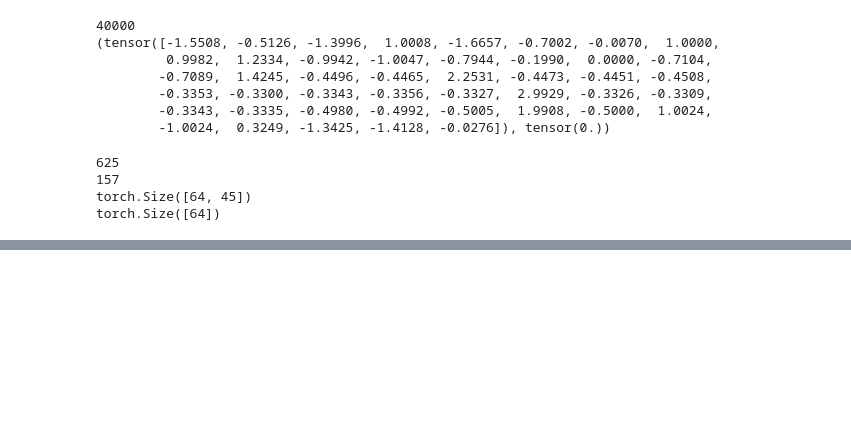
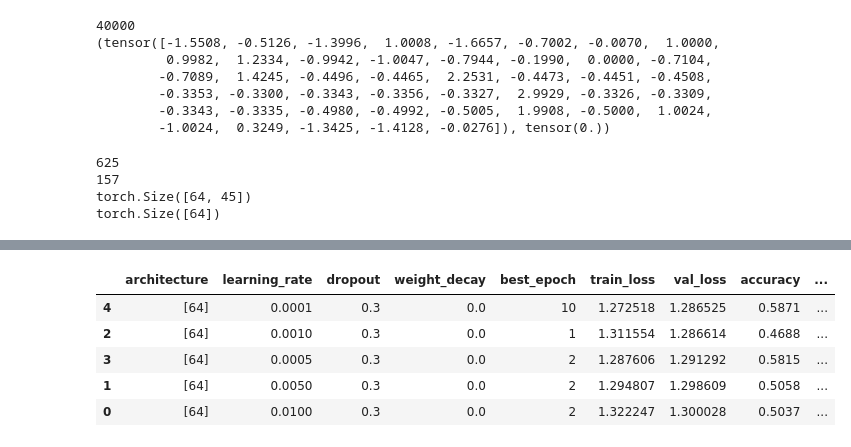
Before and after one commit to taponjou/Fraud-Detection-Project, a Jupyter notebook: notebooks/06_Perceptron.ipynb, the cells around one changed output, grey strips where cells are left out. Drawn from its saved outputs; the diff is of its cells as text; code cells hidden in the pictures; blank space fills up the shorter version.

```diff
--- a/notebooks/06_Perceptron.ipynb
+++ b/notebooks/06_Perceptron.ipynb
@@ -211,0 +829,16 @@ Epoch [20/20] - Loss: 0.1298
+# %%
+runner = ExperimentRunner(
+    train_loader=train_loader,
+    val_loader=test_loader,      # ou val_loader si vous en avez un
+    input_size=45,
+    device=device,
+    criterion=criterion,
+    epochs=50,
+    patience=5
+)
+
+architectures = [
+    [64],
+    [64, 32],
+    [64, 32, 16]
+]
@@ -211,0 +849,16 @@ Epoch [20/20] - Loss: 0.1298
+# %%
+learning_rates = [
+    0.01,
+    0.005,
+    0.001,
+    0.0005,
+    0.0001
+]
+# %%
+results_lr = runner.compare_learning_rates(
+    architecture=[64],
+    learning_rates=learning_rates,
+    epochs=50,
+    dropout=0.3,
+    weight_decay=0.0
+)
@@ -211,0 +926,12 @@ Epoch [20/20] - Loss: 0.1298
+# %%
+results_lr.sort_values(
+    by="val_loss",
+    ascending=True
+)
+# %% [output]
+|  | architecture | learning_rate | dropout | weight_decay | best_epoch | train_loss | val_loss | accuracy | ... |
+| 4 | [64] | 0.0001 | 0.3 | 0.0 | 10 | 1.272518 | 1.286525 | 0.5871 | ... |
+| 2 | [64] | 0.0010 | 0.3 | 0.0 | 1 | 1.311554 | 1.286614 | 0.4688 | ... |
+| 3 | [64] | 0.0005 | 0.3 | 0.0 | 2 | 1.287606 | 1.291292 | 0.5815 | ... |
+| 1 | [64] | 0.0050 | 0.3 | 0.0 | 2 | 1.294807 | 1.298609 | 0.5058 | ... |
+| 0 | [64] | 0.0100 | 0.3 | 0.0 | 2 | 1.322247 | 1.300028 | 0.5037 | ... |
```
Also changed, not shown: parts of 29 cells of this notebook, 4 other files.
